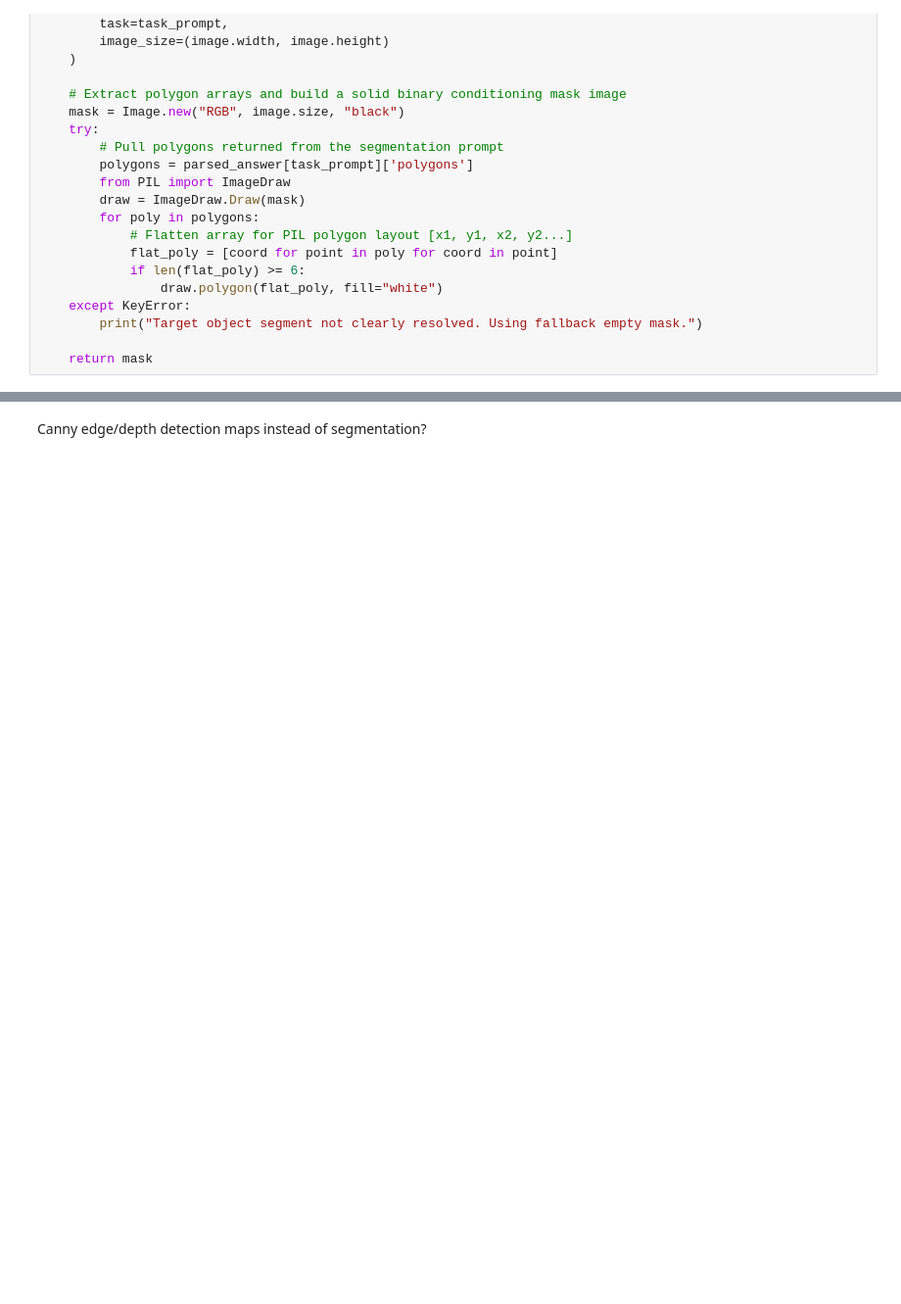
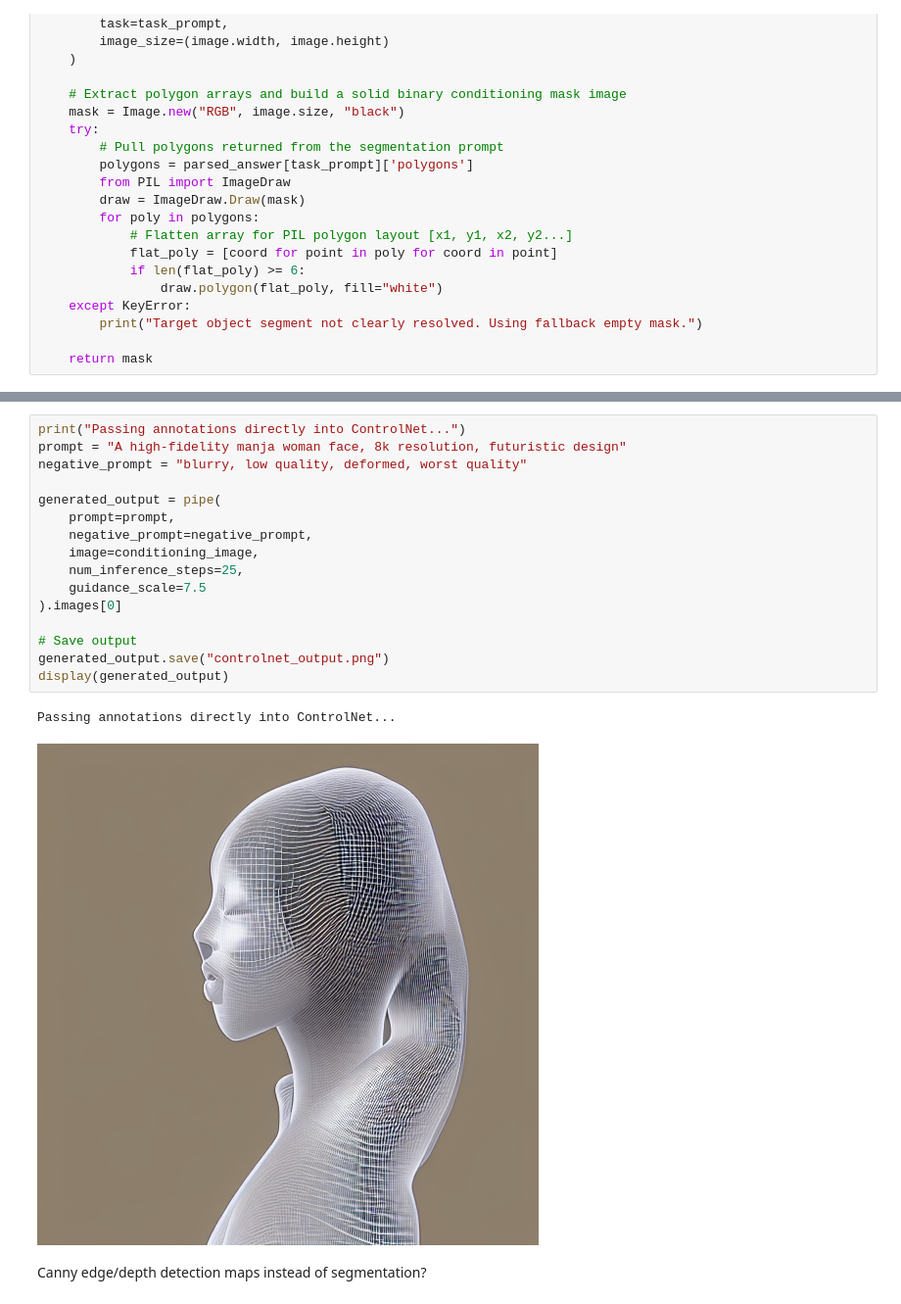
Before and after one commit to emanhassan2020/DiffusionModels, a Jupyter notebook: LLM/florence_controllNet.ipynb, the cells around one changed output, grey strips where cells are left out. Shown at 98% size. Saved outputs shown, nothing was run; the diff lists cells and outputs as text; blank space fills up the shorter version.

```diff
--- a/LLM/florence_controllNet.ipynb
+++ b/LLM/florence_controllNet.ipynb
@@ -156,3 +279,22 @@ if __name__ == "__main__":
+# %%
+print("Passing annotations directly into ControlNet...")
+prompt = "A high-fidelity manja woman face, 8k resolution, futuristic design"
+negative_prompt = "blurry, low quality, deformed, worst quality"
+
+generated_output = pipe(
+    prompt=prompt,
+    negative_prompt=negative_prompt,
+    image=conditioning_image,
+    num_inference_steps=25,
+    guidance_scale=7.5
+).images[0]
+
+# Save output
+generated_output.save("controlnet_output.png")
+display(generated_output)
+# %% [output]
+Passing annotations directly into ControlNet...
+[figure, added]
 # %% [markdown]
 Canny edge/depth detection maps instead of segmentation?
 # %%
```
Also changed, not shown: parts of 10 cells of this notebook.
